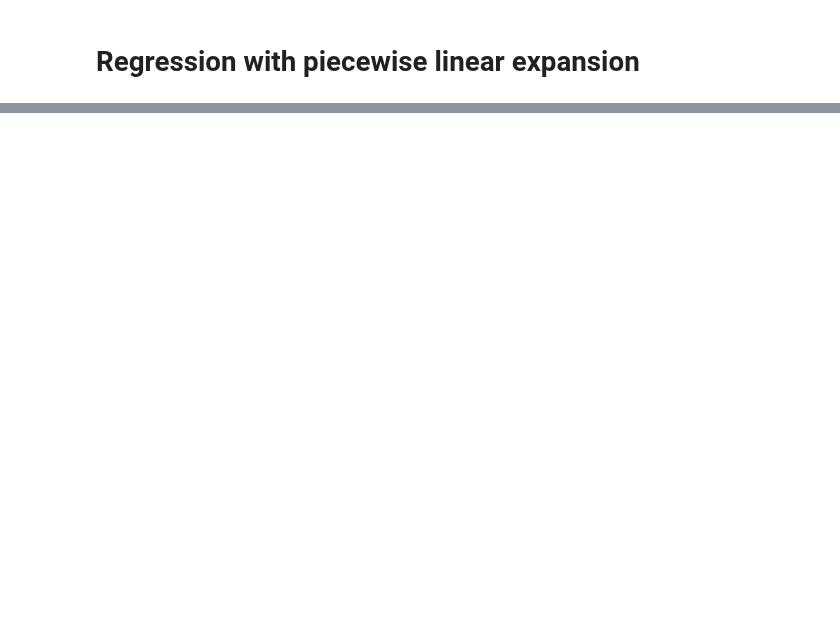
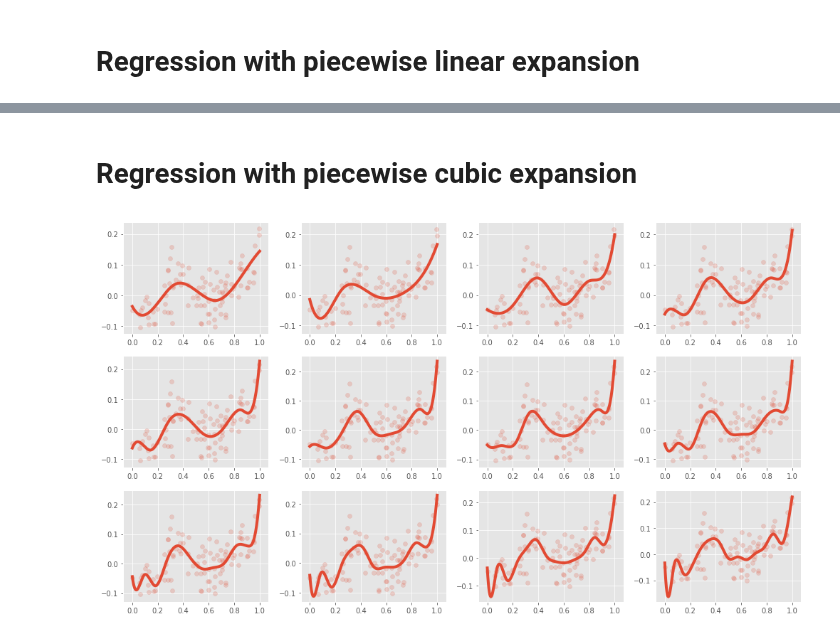
Before and after one commit to madrury/basis-expansions, a Jupyter notebook: basis-expansion-regressions.ipynb, the cells around one changed output, grey strips where cells are left out. Cells and saved outputs as stored; diff of their text form; code cells hidden in the pictures; blank space fills up the shorter version.

Commit message:
Add CubicSpline.

```diff
--- a/basis-expansion-regressions.ipynb
+++ b/basis-expansion-regressions.ipynb
@@ -101,0 +102,25 @@ fig.tight_layout()
+# %% [markdown]
+# Regression with piecewise cubic expansion
+# %%
+def make_pw_cubic_regression(n_knots):
+    return Pipeline([
+        ('pw_cubic', CubicSpline(0, 1, n_knots=n_knots)),
+        ('regression', LinearRegression(fit_intercept=True))
+    ])
+
+regressions = {}
+for n_knots in range(2, 25):
+    regressions[n_knots] = make_pw_cubic_regression(n_knots)
+    regressions[n_knots].fit(x.reshape(-1, 1), y)
+# %%
+fig, ax = plt.subplots(3, 4, figsize=(14, 8))
+
+t = np.linspace(0, 1, 250)
+for i, ax in enumerate(ax.flatten()):
+    n_knots = i + 2
+    ax.plot(t, regressions[n_knots].predict(t.reshape(-1, 1)), linewidth=4)
+    ax.scatter(x, y, alpha=0.2)
+
+fig.tight_layout()
+# %% [output]
+[figure, added]
```
Also changed, not shown: parts of 5 cells of this notebook, 1 other file.
